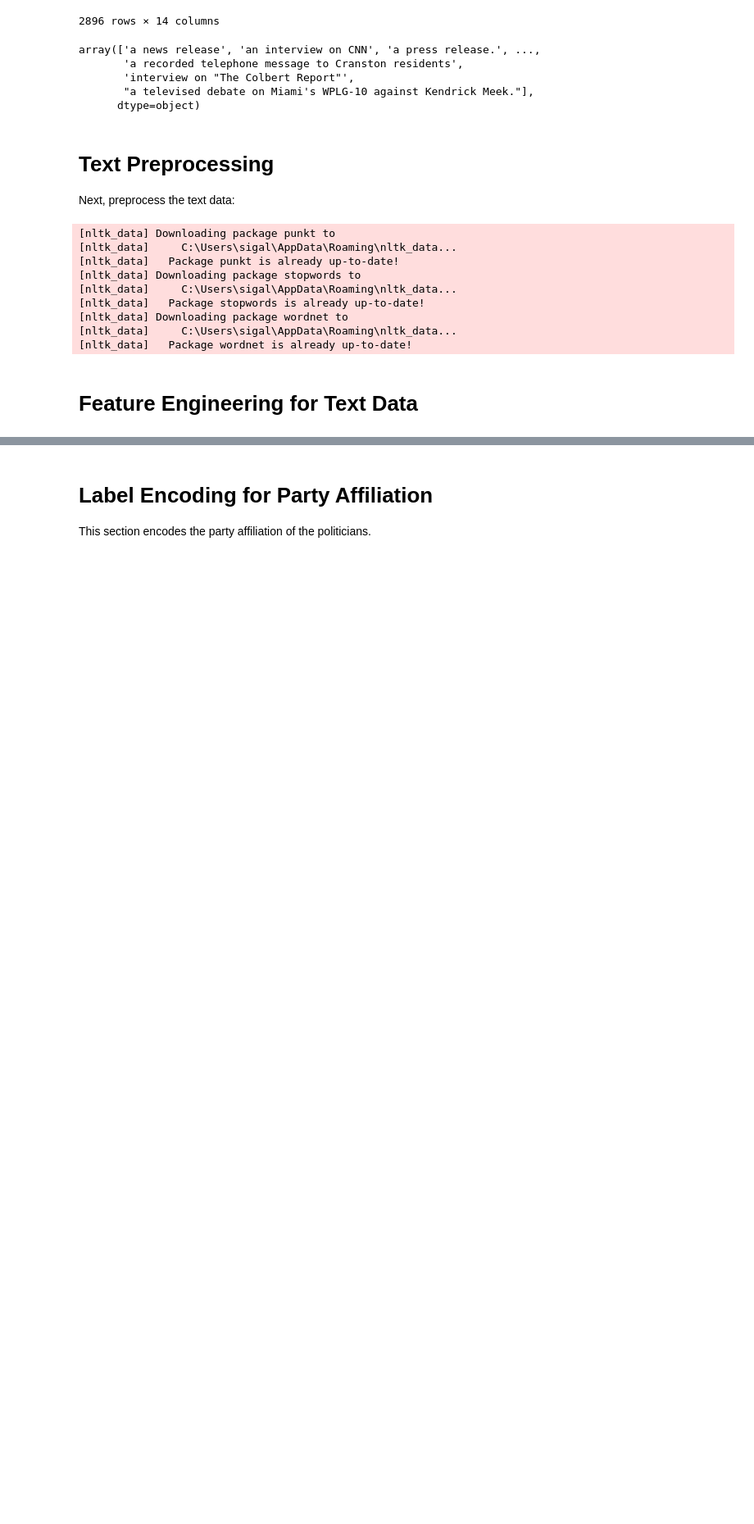
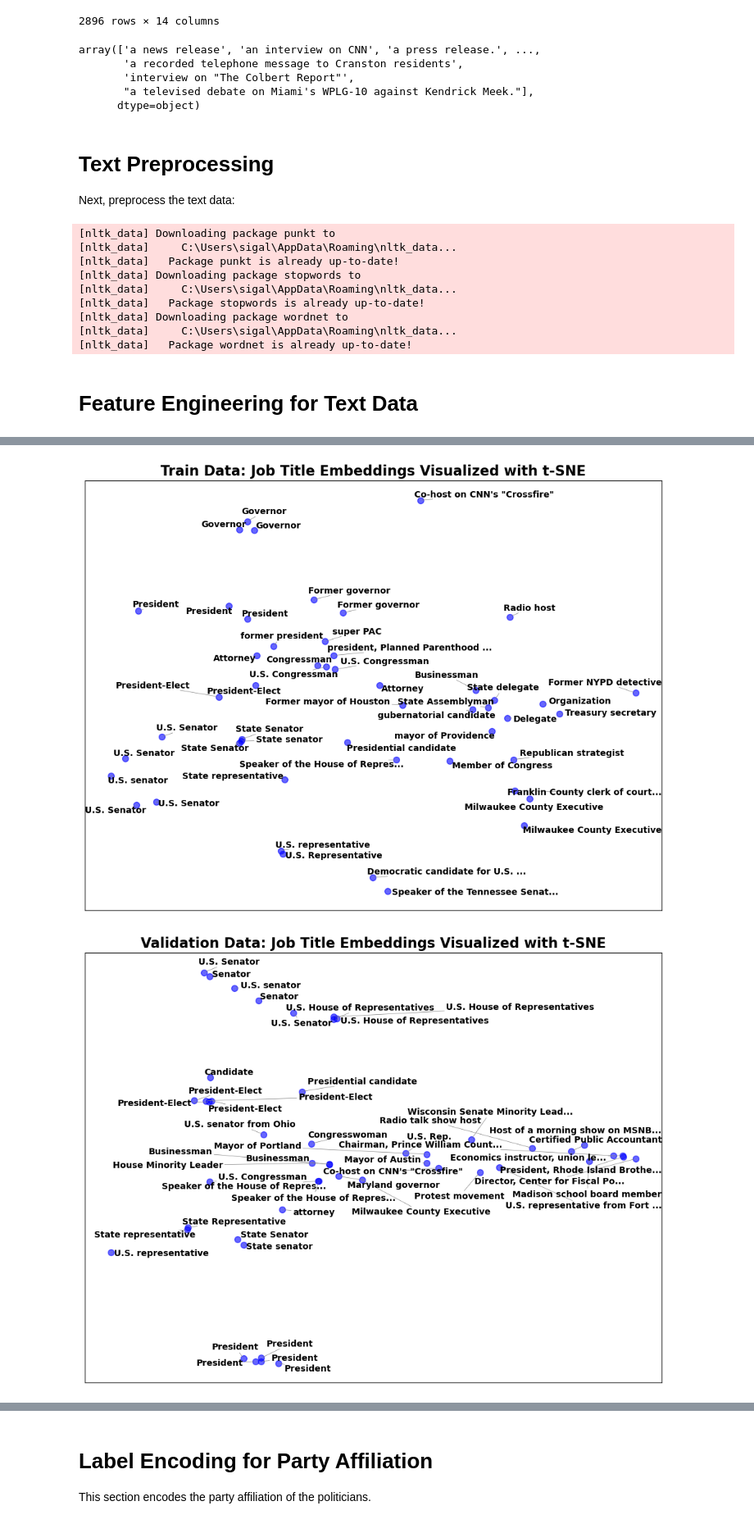
Before and after one commit to sigalgrabois/ADS_final_project, a Jupyter notebook: fake_news_detection_final.ipynb, the cells around one changed output, grey strips where cells are left out. Shown at 82% size. Cells and saved outputs as stored; diff of their text form; code cells hidden in the pictures; blank space fills up the shorter version.

```diff
--- a/fake_news_detection_final.ipynb
+++ b/fake_news_detection_final.ipynb
@@ -637,0 +368,10 @@ Name: count, dtype: int64
+# %%
+# Apply the function to generate Doc2Vec embeddings for 'processed_job_title' in each dataset
+train_data = generate_doc2vec_embeddings(train_data, 'processed_job_title')
+valid_data = generate_doc2vec_embeddings(valid_data, 'processed_job_title')
+test_data = generate_doc2vec_embeddings(test_data, 'processed_job_title')
+
+# Display the first few rows to verify the results
+display(train_data[['processed_job_title', 'processed_job_title_embedding']].head())
+display(valid_data[['processed_job_title', 'processed_job_title_embedding']].head())
+display(test_data[['processed_job_title', 'processed_job_title_embedding']].head())
@@ -637,0 +397,28 @@ Name: count, dtype: int64
+# %%
+# use function to plot the t-SNE embeddings for the 'processed_job_title' column on train valid and test data
+plot_tsne_embeddings(
+    dataset=train_data,
+    embedding_column='processed_job_title_embedding',
+    label_column='job_title',
+    title='Train Data: Job Title Embeddings Visualized with t-SNE',
+    max_label_length=30
+)
+
+plot_tsne_embeddings(
+    dataset=valid_data,
+    embedding_column='processed_job_title_embedding',
+    label_column='job_title',
+    title='Validation Data: Job Title Embeddings Visualized with t-SNE',
+    max_label_length=30
+)
+
+plot_tsne_embeddings(
+    dataset=test_data,
+    embedding_column='processed_job_title_embedding',
+    label_column='job_title',
+    title='Test Data: Job Title Embeddings Visualized with t-SNE',
+    max_label_length=30
+)
+# %% [output]
+[figure, added]
+[figure, added]
```
Also changed, not shown: parts of 73 cells of this notebook.
